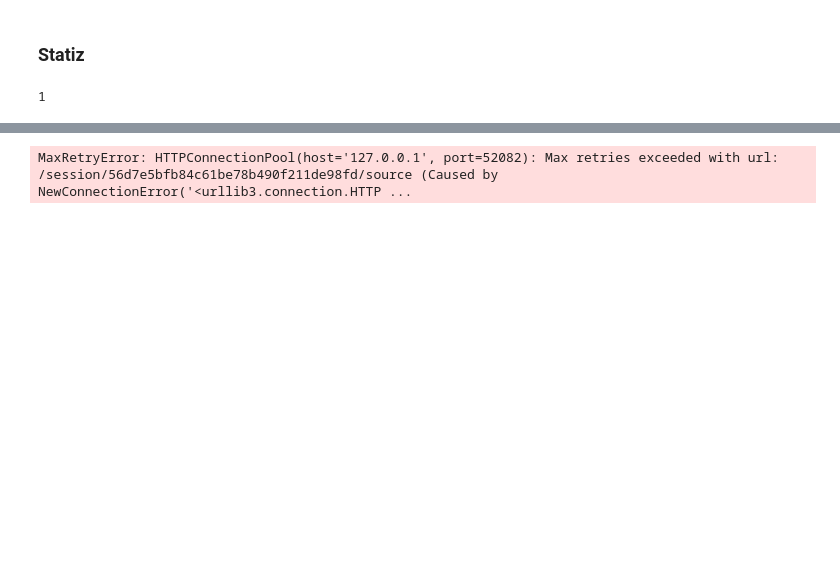
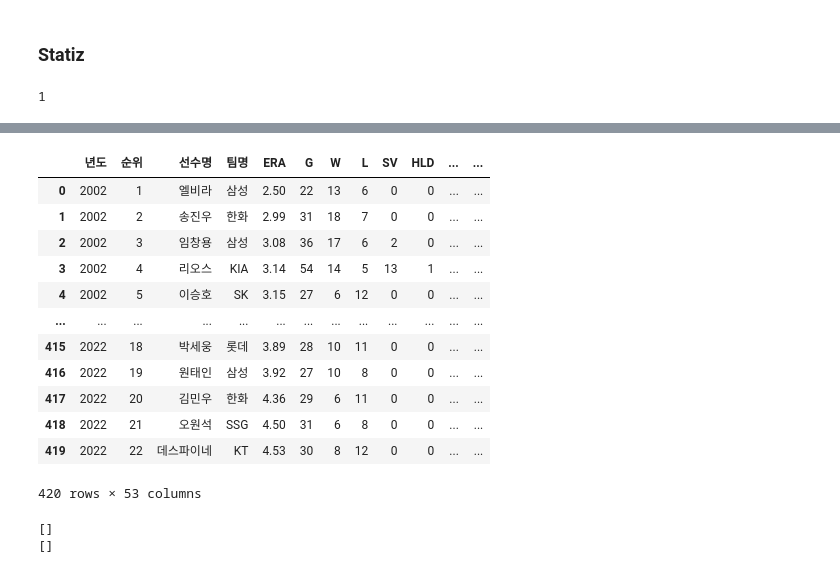
Before and after one commit to skadudd/adDev, a Jupyter notebook: DA_study/project/kbo_earnings.ipynb, the cells around one changed output, grey strips where cells are left out. Drawn from its saved outputs; the diff is of its cells as text; code cells hidden in the pictures; blank space fills up the shorter version.

```diff
--- a/DA_study/project/kbo_earnings.ipynb
+++ b/DA_study/project/kbo_earnings.ipynb
@@ -223,6 +136,0 @@ del line[0],line[-1]
-# %%
-basic_record_1 = []
-for i in range(1,len(tf)):
-    line = re.split('\n',tf[i].text)
-    del line[0],line[-1]
-    basic_record_1.append(line)
@@ -320,13 +193,0 @@ pd.DataFrame(record_outer)
-# %%
-html = driver.page_source
-soup = BeautifulSoup(html,'html.parser')
-tf = soup.select('#cphContents_cphContents_cphContents_udpContent > div.record_result > table > tbody > tr')
-
-
-line = re.split('\n',tf[0].text)
-del line[0],line[-1]
-line.insert(0,year)
-
-line
-# %% [output]
-MaxRetryError: HTTPConnectionPool(host='127.0.0.1', port=52082): Max retries exceeded with url: /session/56d7e5bfb84c61be78b490f211de98fd/source (Caused by NewConnectionError('<urllib3.connection.HTTP ...
@@ -332,0 +209,46 @@ MaxRetryError: HTTPConnectionPool(host='127.0.0.1', port=52082): Max retries exc
+# %%
+kb_1_1 = pd.read_csv('/Users/young/Desktop/kb_1_1.csv')
+kb_1_2 = pd.read_csv('/Users/young/Desktop/kb_1_2.csv')
+kb_2_1 = pd.read_csv('/Users/young/Desktop/kb_2_1.csv')
+kb_2_2 = pd.read_csv('/Users/young/Desktop/kb_2_2.csv')
+
+kb_1_1 = kb_1_1.iloc[:,1:]
+kb_1_1_old = kb_1_1[kb_1_1['0']<2002]
+kb_1_1_new = kb_1_1[kb_1_1['0']>=2002]
+kb_1_1_new = kb_1_1_new.iloc[:,0:-2]
+kb_1_2 = kb_1_2.iloc[:,1:]
+kb_2_1 = kb_2_1.iloc[:,1:]
+kb_2_2 = kb_2_2.iloc[:,1:]
+
+col_kb_1_1_new = ['년도','순위','선수명','팀명','ERA','G','W','L','SV','HLD','WPCT','IP','H','HR','BB','HBP','SO','R','ER','WHIP']
+col_kb_1_1_old = ['년도','순위','선수명','팀명','ERA','G','CG','SHO','W','L','SV','HLD','WPCT','TBF','IP','H','HR','BB','HBP','SO','R','ER']
+col_kb_1_2 = ['년도','순위','선수명','팀명','ERA','CG','SHO','QS','BSV','TBF','NP','AVG','2B','3B','SAC','SF','IBB','WP','BK']
+col_kb_2_1 = ['년도','순위','선수명','팀명','ERA','GS','Wgs','Wgr','GF','SVO','TS','GDP','GO','AO','GO/AO']
+col_kb_2_2 = ['년도','순위','선수명','팀명','ERA','BABIP','P/G','P/IP','K/9','BB/9','K/BB','OBP','SLG','OPS']
+
+kb_1_1_new.columns = col_kb_1_1_new
+kb_1_1_old.columns = col_kb_1_1_old
+kb_1_2.columns = col_kb_1_2
+kb_2_1.columns = col_kb_2_1
+kb_2_2.columns = col_kb_2_2
+
+kb_1_1_new.reset_index(drop=True, inplace=True)
+# %%
+# kb_1_1_new와 kb_1_2의 5번째 열부터 끝까지를 merge하여 description 변수에 저장합니다.
+for i in [kb_1_2.iloc[:,5:],kb_2_1.iloc[:,5:],kb_2_2.iloc[:,5:]]:
+    kb_1_1_new = kb_1_1_new.merge(i, left_index=True, right_index=True)
+kb_1_1_new
+# %% [output]
+|  | 년도 | 순위 | 선수명 | 팀명 | ERA | G | W | L | SV | HLD | ... | ... |
+| 0 | 2002 | 1 | 엘비라 | 삼성 | 2.50 | 22 | 13 | 6 | 0 | 0 | ... | ... |
+| 1 | 2002 | 2 | 송진우 | 한화 | 2.99 | 31 | 18 | 7 | 0 | 0 | ... | ... |
+| 2 | 2002 | 3 | 임창용 | 삼성 | 3.08 | 36 | 17 | 6 | 2 | 0 | ... | ... |
+| 3 | 2002 | 4 | 리오스 | KIA | 3.14 | 54 | 14 | 5 | 13 | 1 | ... | ... |
+| 4 | 2002 | 5 | 이승호 | SK | 3.15 | 27 | 6 | 12 | 0 | 0 | ... | ... |
+| ... | ... | ... | ... | ... | ... | ... | ... | ... | ... | ... | ... | ... |
+| 415 | 2022 | 18 | 박세웅 | 롯데 | 3.89 | 28 | 10 | 11 | 0 | 0 | ... | ... |
+| 416 | 2022 | 19 | 원태인 | 삼성 | 3.92 | 27 | 10 | 8 | 0 | 0 | ... | ... |
+| 417 | 2022 | 20 | 김민우 | 한화 | 4.36 | 29 | 6 | 11 | 0 | 0 | ... | ... |
+| 418 | 2022 | 21 | 오원석 | SSG | 4.50 | 31 | 6 | 8 | 0 | 0 | ... | ... |
+| 419 | 2022 | 22 | 데스파이네 | KT | 4.53 | 30 | 8 | 12 | 0 | 0 | ... | ... |
+420 rows × 53 columns
@@ -332,0 +262,12 @@ MaxRetryError: HTTPConnectionPool(host='127.0.0.1', port=52082): Max retries exc
+# %%
+# A 리스트와 B 리스트에서 중복되지 않는 요소를 찾는 함수
+def find_unique_elements(A, B):
+    # A 리스트에서 B 리스트에 있는 요소를 제거한 새로운 리스트 생성
+    unique_elements = [elem for elem in A if elem not in B]
+    return unique_elements
+
+print(find_unique_elements(kb_1_1_new['팀명'].unique(),new_salary['팀'].unique()))
+print(find_unique_elements(new_salary['팀'].unique(),kb_1_1_new['팀명'].unique()))
+# %% [output]
+[]
+[]
```
Also changed, not shown: parts of 23 cells of this notebook, 3 other files.
